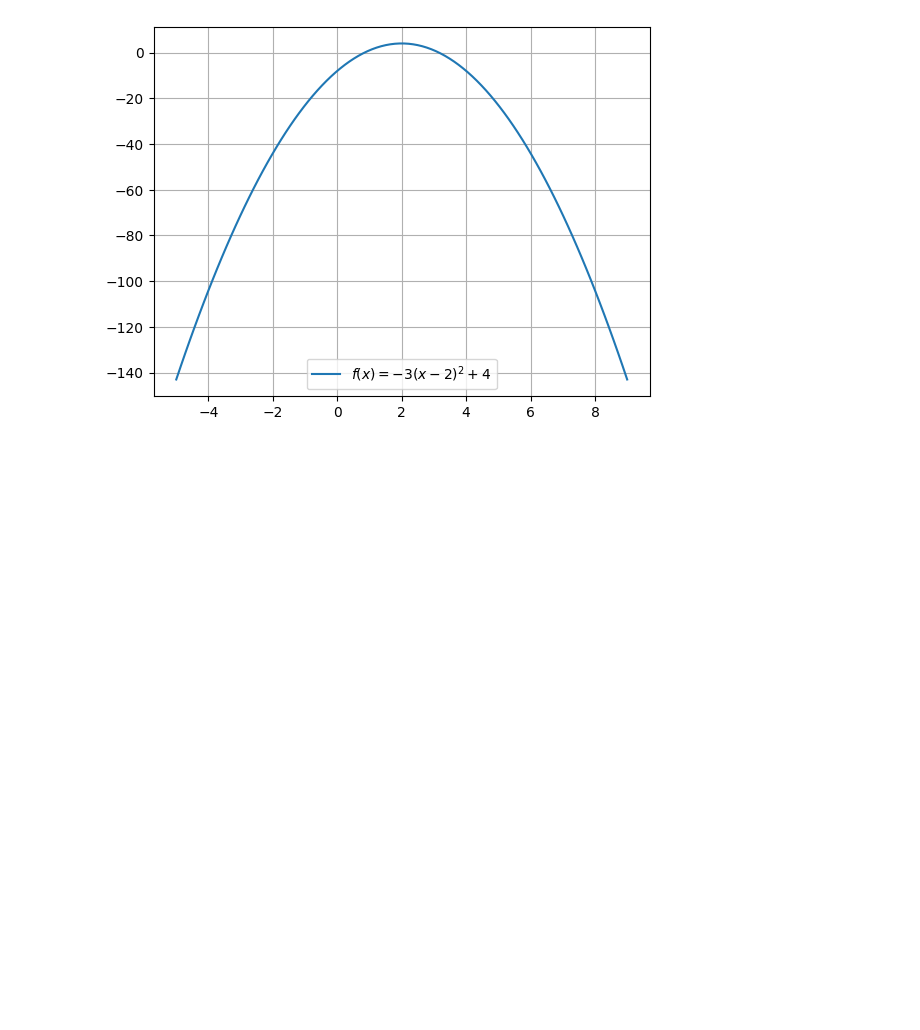
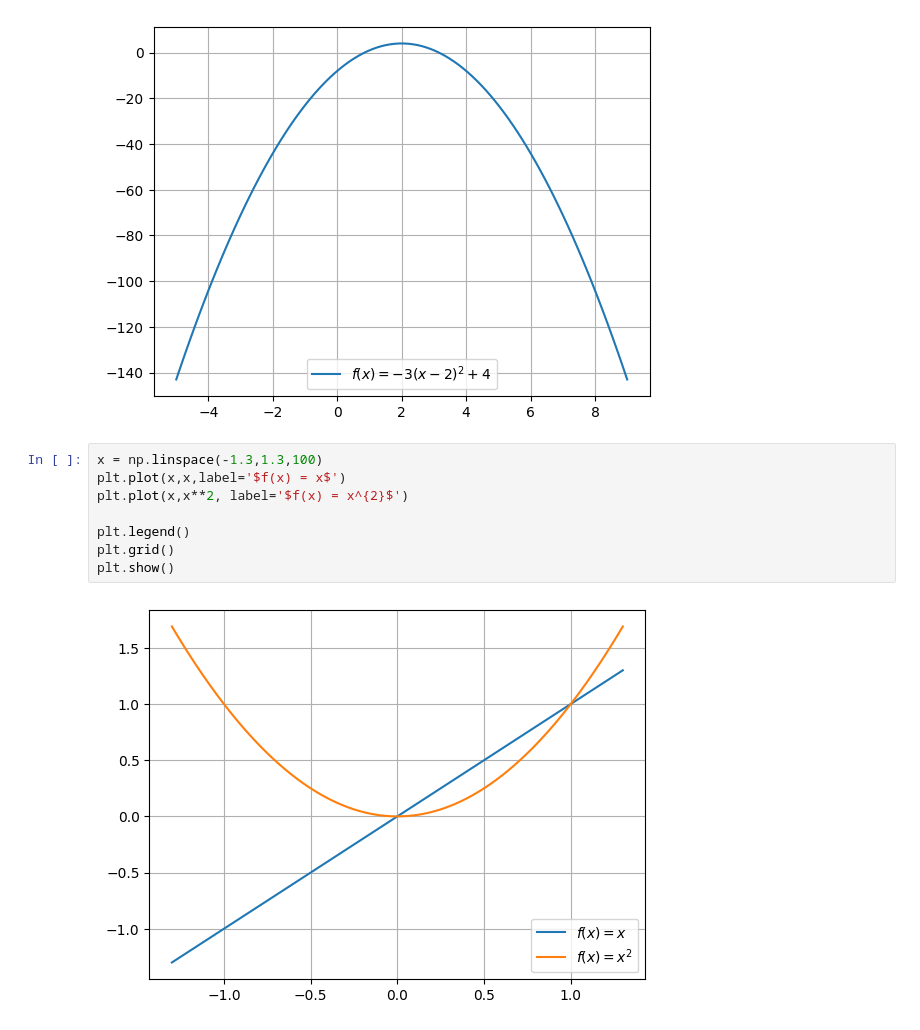
Before and after one commit to nv-mldev/math-bootcamp, a Jupyter notebook: chapters/algebra/scripts.ipynb, the cells around one changed output. Saved outputs shown, nothing was run; the diff lists cells and outputs as text; blank space fills up the shorter version.

```diff
--- a/chapters/algebra/scripts.ipynb
+++ b/chapters/algebra/scripts.ipynb
@@ -158,3 +158,13 @@ plt.grid()
 plt.show()
 # %% [output]
 [figure]
+# %%
+x = np.linspace(-1.3,1.3,100)
+plt.plot(x,x,label='$f(x) = x$')
+plt.plot(x,x**2, label='$f(x) = x^{2}$')
+
+plt.legend()
+plt.grid()
+plt.show()
+# %% [output]
+[figure, added]
```
Also changed, not shown: parts of 2 cells of this notebook, 14 other files.
